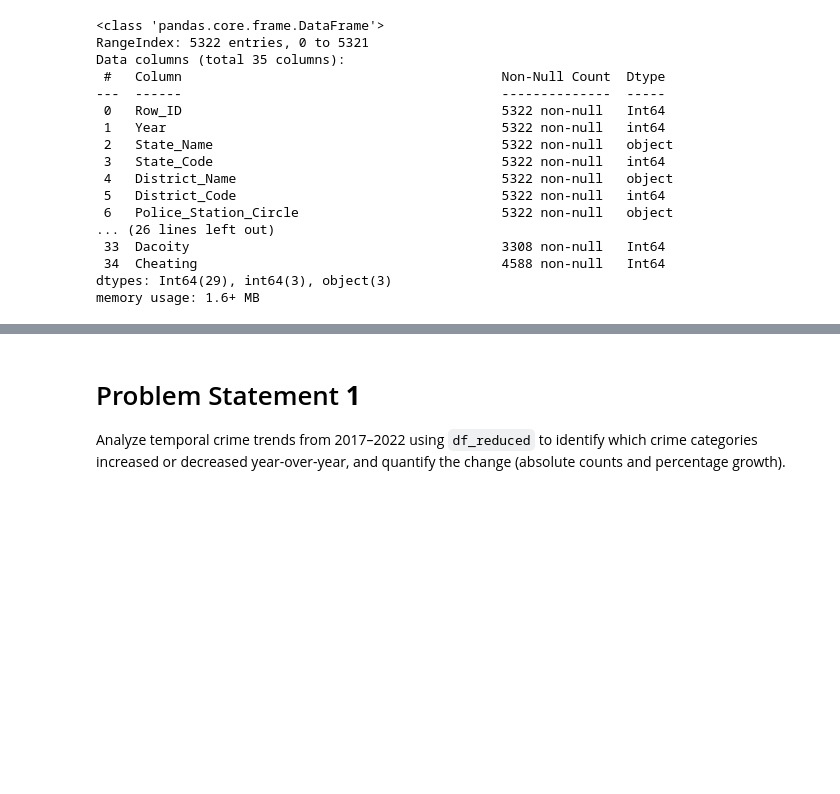
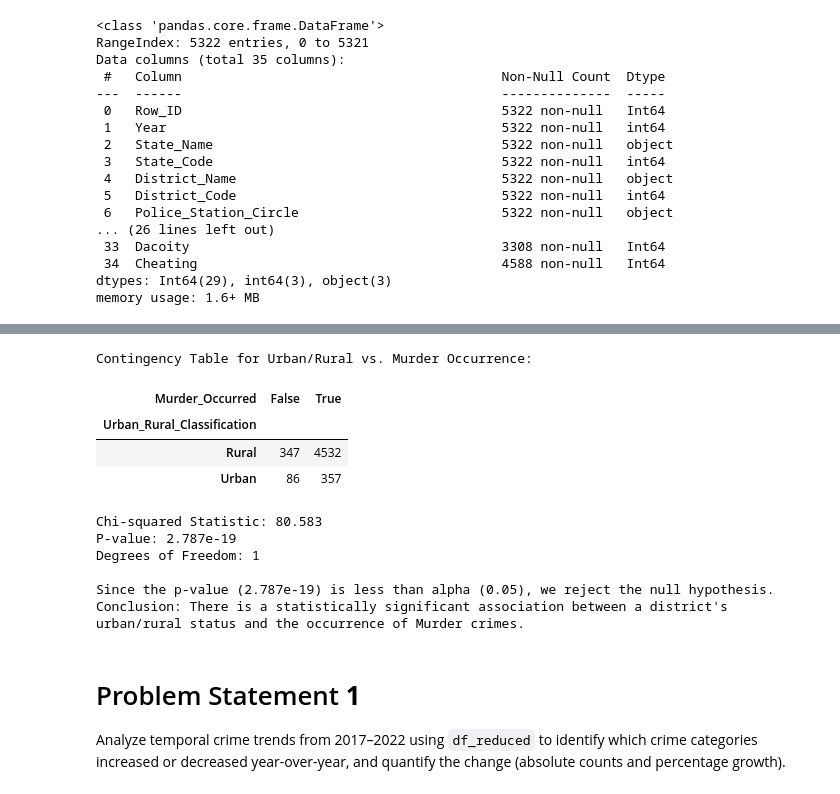
Before and after one commit to nexus9601/District-wise-Crime-Analysis, a Jupyter notebook: notebooks/crime_analysis_2017_2022.ipynb, the cells around one changed output, grey strips where cells are left out. Cells and saved outputs as stored; diff of their text form; code cells hidden in the pictures; blank space fills up the shorter version.

```diff
--- a/notebooks/crime_analysis_2017_2022.ipynb
+++ b/notebooks/crime_analysis_2017_2022.ipynb
@@ -588,3 +747,47 @@ memory usage: 1.6+ MB
+# %%
+from scipy.stats import chi2_contingency
+
+# Select the crime type to test
+crime_type = 'Murder'
+
+# Create a binary variable for crime occurrence (True if count > 0, False otherwise)
+# We'll fill NA with 0 as NA in these columns means 0 crimes after initial replacement
+df_reduced['Murder_Occurred'] = df_reduced[crime_type].fillna(0).astype(int) > 0
+
+# Create a contingency table
+contingency_table = pd.crosstab(df_reduced['Urban_Rural_Classification'], df_reduced['Murder_Occurred'])
+
+print(f"Contingency Table for Urban/Rural vs. {crime_type} Occurrence:")
+display(contingency_table)
+
+# Perform the Chi-squared test
+chi2, p_value_chi2, dof, expected = chi2_contingency(contingency_table)
+
+print(f"\nChi-squared Statistic: {chi2:.3f}")
+print(f"P-value: {p_value_chi2:.3e}")
+print(f"Degrees of Freedom: {dof}")
+
+# Set significance level (alpha)
+alpha = 0.05
+
+if p_value_chi2 < alpha:
+    print(f"\nSince the p-value ({p_value_chi2:.3e}) is less than alpha ({alpha}), we reject the null hypothesis.")
+    print(f"Conclusion: There is a statistically significant association between a district's urban/rural status and the occurrence of {crime_type} crimes.")
+else:
+    print(f"\nSince the p-value ({p_value_chi2:.3e}) is greater than alpha ({alpha}), we fail to reject the null hypothesis.")
+    print(f"Conclusion: There is no statistically significant association between a district's urban/rural status and the occurrence of {crime_type} crimes.")
+# %% [output]
+Contingency Table for Urban/Rural vs. Murder Occurrence:
+| Murder_Occurred | False | True |
+| Urban_Rural_Classification |  |  |
+| Rural | 347 | 4532 |
+| Urban | 86 | 357 |
+Chi-squared Statistic: 80.583
+P-value: 2.787e-19
+Degrees of Freedom: 1
+
+Since the p-value (2.787e-19) is less than alpha (0.05), we reject the null hypothesis.
+Conclusion: There is a statistically significant association between a district's urban/rural status and the occurrence of Murder crimes.
 # %% [markdown]
 # Problem Statement **1**
 
```
Also changed, not shown: parts of 15 cells of this notebook.
